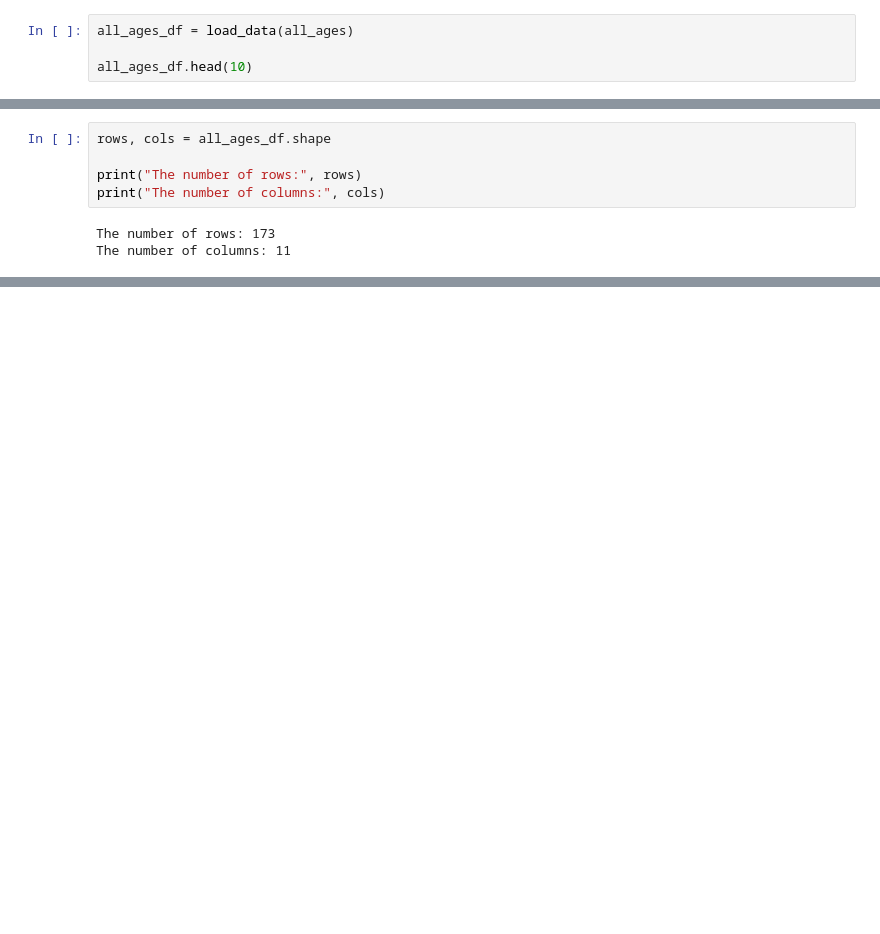
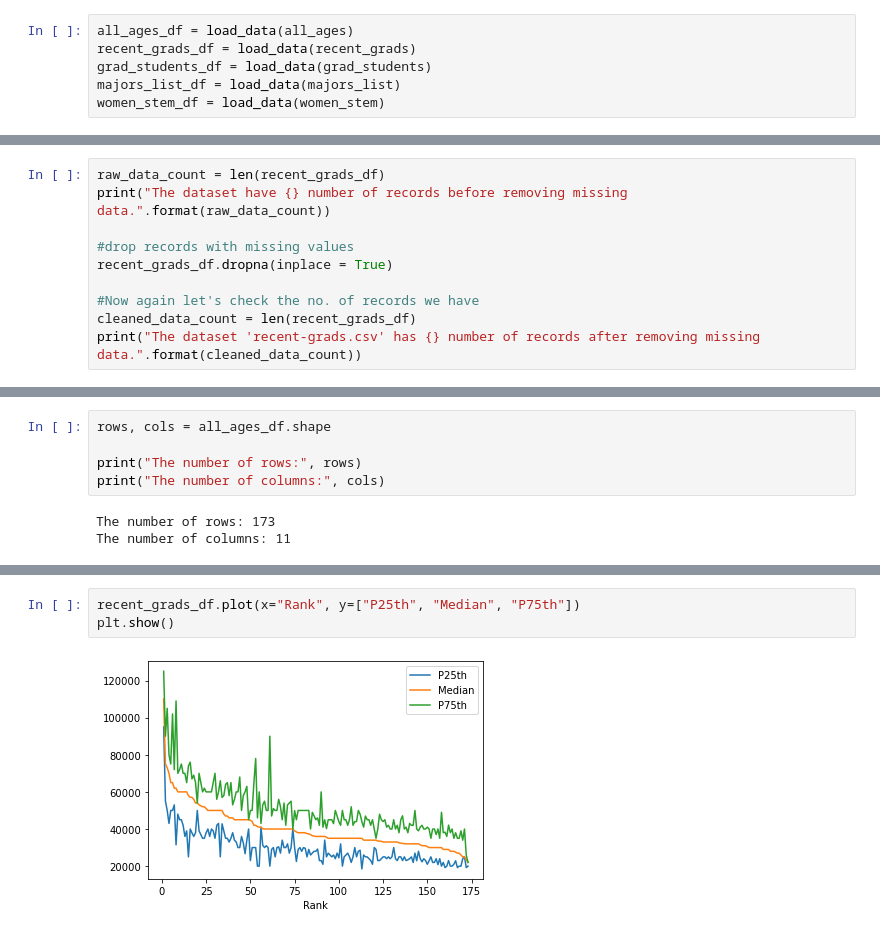
Before and after one commit to puneettokhi/CMPE255, a Jupyter notebook: college_major_analysis.ipynb, the cells around one changed output, grey strips where cells are left out. Cells and saved outputs as stored; diff of their text form; blank space fills up the shorter version.

Commit message:
Cleaned up the dataset and added visualizations

```diff
--- a/college_major_analysis.ipynb
+++ b/college_major_analysis.ipynb
@@ -34,4 +53,6 @@ recent_grads = 'recent-grads.csv'
 # %%
 all_ages_df = load_data(all_ages)
-
-all_ages_df.head(10)
+recent_grads_df = load_data(recent_grads)
+grad_students_df = load_data(grad_students)
+majors_list_df = load_data(majors_list)
+women_stem_df = load_data(women_stem)
@@ -49,0 +78,10 @@ all_ages_df.head(10)
+# %%
+raw_data_count = len(recent_grads_df)
+print("The dataset have {} number of records before removing missing data.".format(raw_data_count))
+
+#drop records with missing values
+recent_grads_df.dropna(inplace = True)
+
+#Now again let's check the no. of records we have
+cleaned_data_count = len(recent_grads_df)
+print("The dataset 'recent-grads.csv' has {} number of records after removing missing data.".format(cleaned_data_count))
@@ -109,0 +225,5 @@ plot_CorrMatrix(grad_students_df, 9, grad_students)
+# %%
+recent_grads_df.plot(x="Rank", y=["P25th", "Median", "P75th"])
+plt.show()
+# %% [output]
+[figure, added]
```
Also changed, not shown: parts of 32 cells of this notebook.
